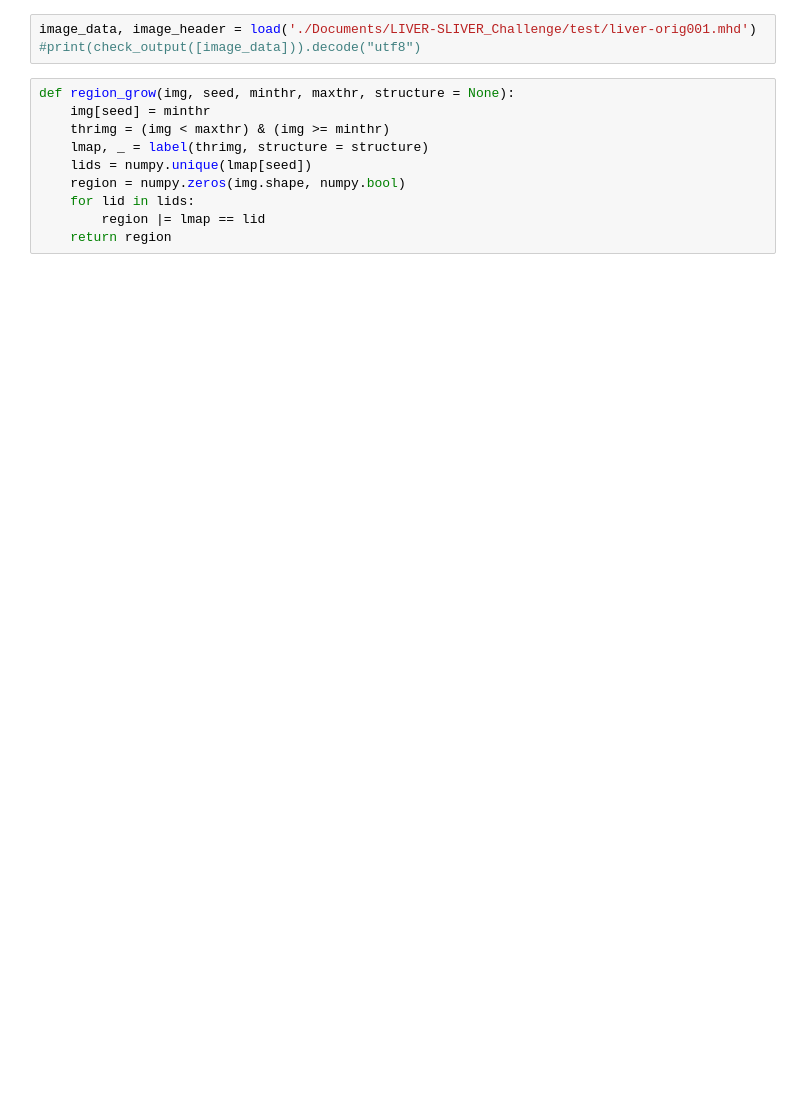
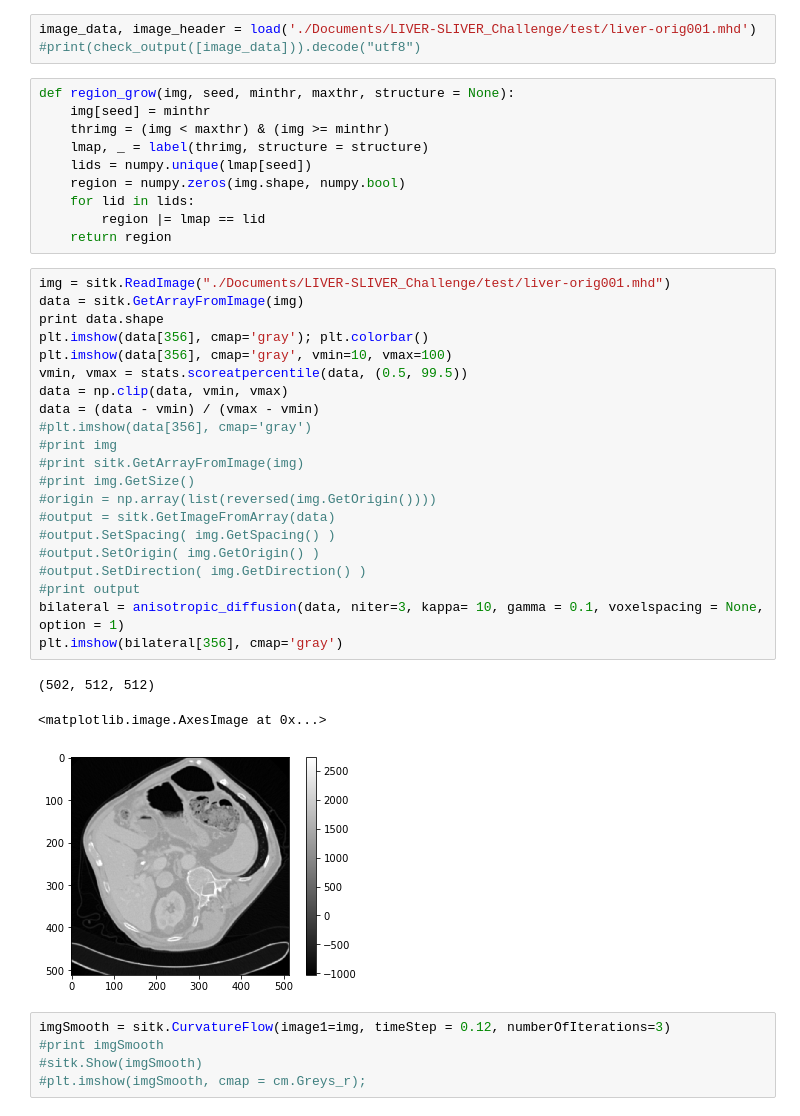
Before and after one commit to Pravdaray/Initial-stage, a Jupyter notebook: Simple_region_growing.ipynb, the cells around one changed output. Drawn from its saved outputs; the diff is of its cells as text; blank space fills up the shorter version.

Commit message:
Issue with skimage.filter used medpy.filter anisotropic diffusion trail

```diff
--- a/Simple_region_growing.ipynb
+++ b/Simple_region_growing.ipynb
@@ -20,3 +25,33 @@ def region_grow(img, seed, minthr, maxthr, structure = None):
     for lid in lids:
         region |= lmap == lid
     return region
+# %%
+img = sitk.ReadImage("./Documents/LIVER-SLIVER_Challenge/test/liver-orig001.mhd")
+data = sitk.GetArrayFromImage(img)
+print data.shape
+plt.imshow(data[356], cmap='gray'); plt.colorbar()
+plt.imshow(data[356], cmap='gray', vmin=10, vmax=100)
+vmin, vmax = stats.scoreatpercentile(data, (0.5, 99.5))
+data = np.clip(data, vmin, vmax)
+data = (data - vmin) / (vmax - vmin)
+#plt.imshow(data[356], cmap='gray')
+#print img
+#print sitk.GetArrayFromImage(img)
+#print img.GetSize()
+#origin = np.array(list(reversed(img.GetOrigin())))
+#output = sitk.GetImageFromArray(data)
+#output.SetSpacing( img.GetSpacing() )
+#output.SetOrigin( img.GetOrigin() )
+#output.SetDirection( img.GetDirection() )
+#print output
+bilateral = anisotropic_diffusion(data, niter=3, kappa= 10, gamma = 0.1, voxelspacing = None, option = 1)
+plt.imshow(bilateral[356], cmap='gray')
+# %% [output]
+(502, 512, 512)
+<matplotlib.image.AxesImage at 0x...>
+[figure, added]
+# %%
+imgSmooth = sitk.CurvatureFlow(image1=img, timeStep = 0.12, numberOfIterations=3)
+#print imgSmooth
+#sitk.Show(imgSmooth)
+#plt.imshow(imgSmooth, cmap = cm.Greys_r);
```
Also changed, not shown: parts of 6 cells of this notebook.
